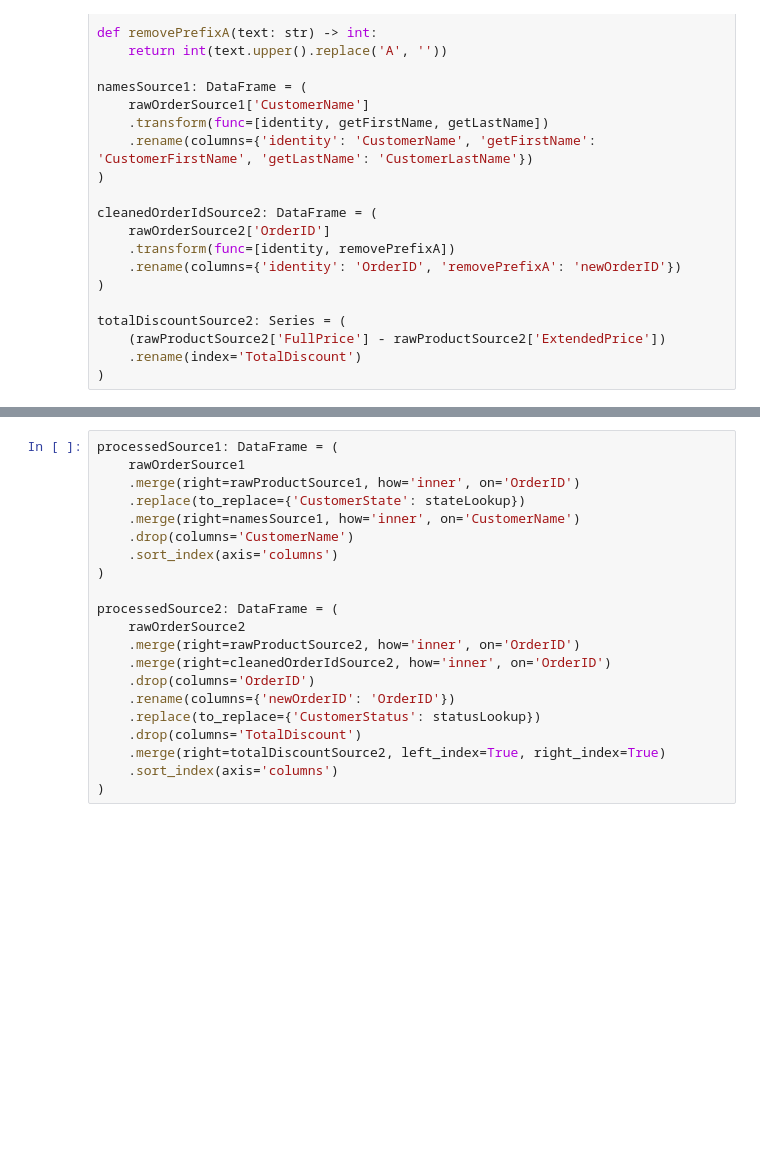
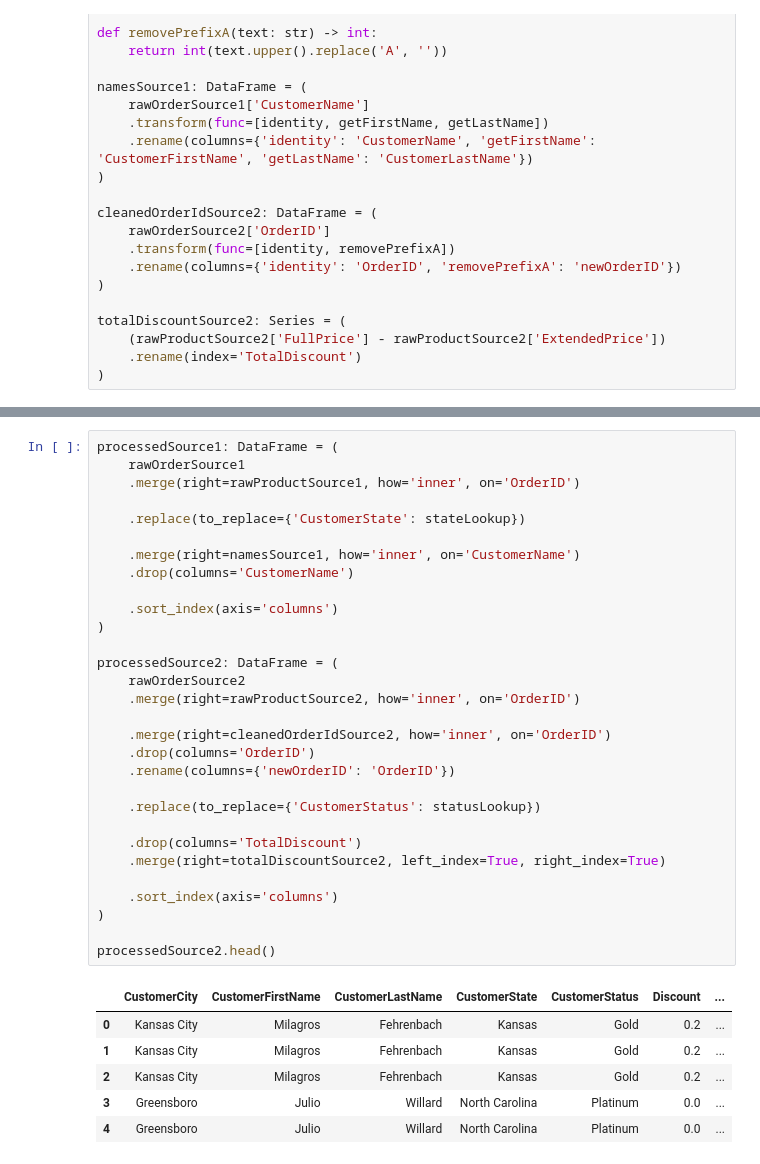
Before and after one commit to n3bch4S/data-warehouse-mining, a Jupyter notebook: src/assgn01_etlAndDataProcessing/etlAndDataProcessing.ipynb, the cells around one changed output, grey strips where cells are left out. Cells and saved outputs as stored; diff of their text form; blank space fills up the shorter version.

```diff
--- a/src/assgn01_etlAndDataProcessing/etlAndDataProcessing.ipynb
+++ b/src/assgn01_etlAndDataProcessing/etlAndDataProcessing.ipynb
@@ -62,21 +97,37 @@ totalDiscountSource2: Series = (
 # %%
 processedSource1: DataFrame = (
     rawOrderSource1
     .merge(right=rawProductSource1, how='inner', on='OrderID')
+
     .replace(to_replace={'CustomerState': stateLookup})
+
     .merge(right=namesSource1, how='inner', on='CustomerName')
     .drop(columns='CustomerName')
+
     .sort_index(axis='columns')
 )
 
 processedSource2: DataFrame = (
     rawOrderSource2
     .merge(right=rawProductSource2, how='inner', on='OrderID')
+
     .merge(right=cleanedOrderIdSource2, how='inner', on='OrderID')
     .drop(columns='OrderID')
     .rename(columns={'newOrderID': 'OrderID'})
+
     .replace(to_replace={'CustomerStatus': statusLookup})
+
     .drop(columns='TotalDiscount')
     .merge(right=totalDiscountSource2, left_index=True, right_index=True)
+
     .sort_index(axis='columns')
 )
+
+processedSource2.head()
+# %% [output]
+|  | CustomerCity | CustomerFirstName | CustomerLastName | CustomerState | CustomerStatus | Discount | ... |
+| 0 | Kansas City | Milagros | Fehrenbach | Kansas | Gold | 0.2 | ... |
+| 1 | Kansas City | Milagros | Fehrenbach | Kansas | Gold | 0.2 | ... |
+| 2 | Kansas City | Milagros | Fehrenbach | Kansas | Gold | 0.2 | ... |
+| 3 | Greensboro | Julio | Willard | North Carolina | Platinum | 0.0 | ... |
+| 4 | Greensboro | Julio | Willard | North Carolina | Platinum | 0.0 | ... |
```
Also changed, not shown: parts of 6 cells of this notebook.
